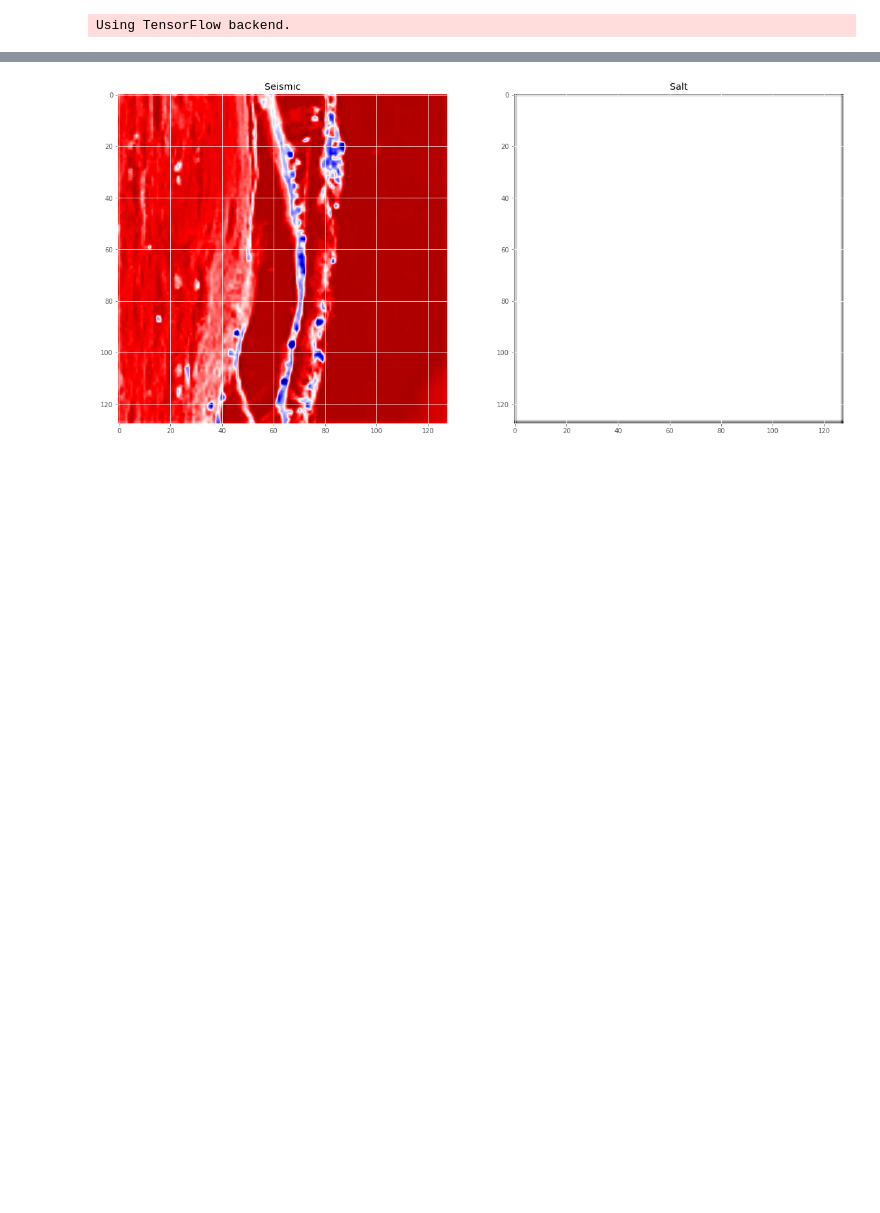
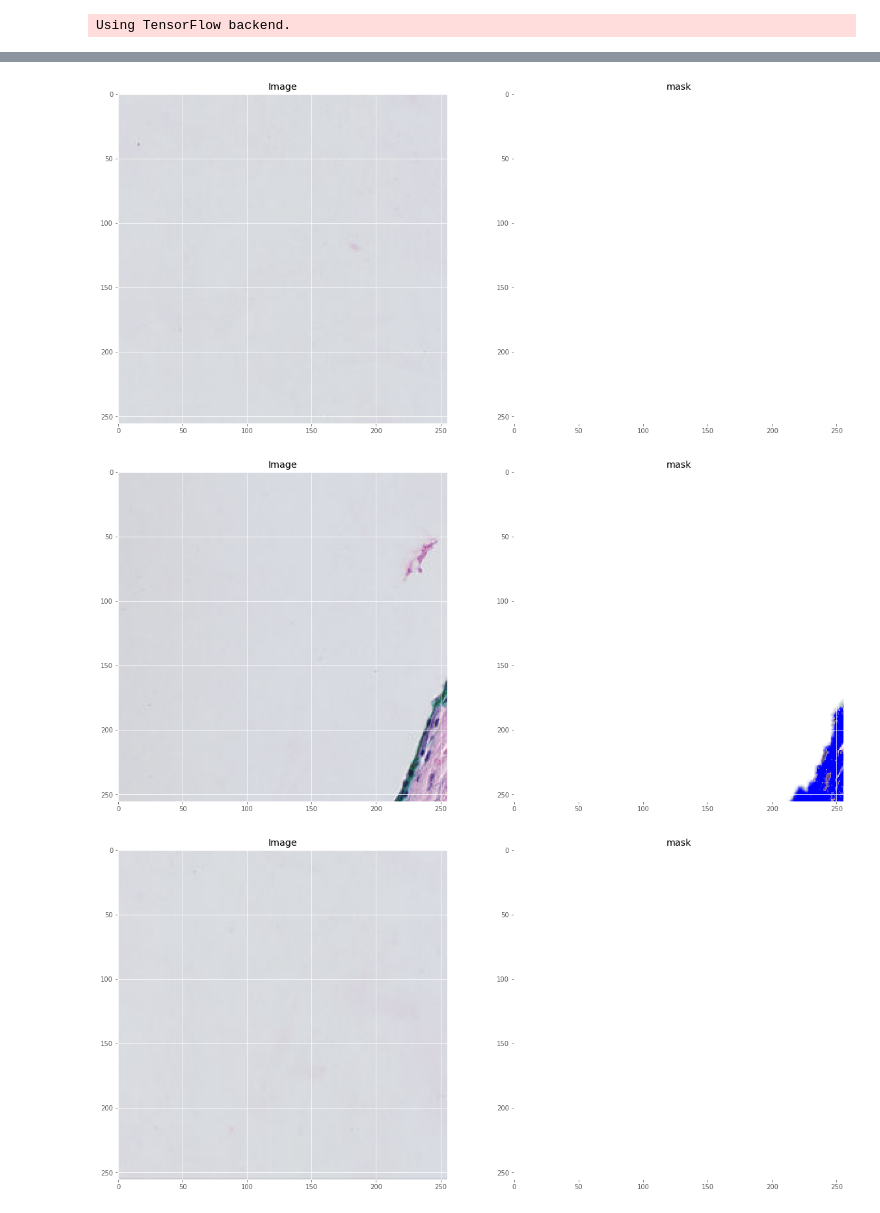
Before and after one commit to 785pavan/DLforWallCharacteristics, a Jupyter notebook: model_basic/newmodel.ipynb, the cells around one changed output, grey strips where cells are left out. Saved outputs shown, nothing was run; the diff lists cells and outputs as text; code cells hidden in the pictures; blank space fills up the shorter version.

```diff
--- a/model_basic/newmodel.ipynb
+++ b/model_basic/newmodel.ipynb
@@ -29,8 +29,8 @@ from keras.preprocessing.image import ImageDataGenerator, array_to_img, img_to_a
 Using TensorFlow backend.
 # %%
 # Set some parameters
-im_width = 128
-im_height = 128
+im_width = 256
+im_height = 256
 border = 5
 path_train = os.path.join( os.getcwd(), 'input',  'train')
 path_test = os.path.join( os.getcwd(), 'input',  'test')
@@ -71,17 +80,19 @@ Done!
 # %%
 X_train, X_valid, y_train, y_valid = train_test_split(X, y, test_size=0.15, random_state=42)
 # %%
-ix = random.randint(0, len(X_train))
-has_mask = y_train[ix].max() > 0
+def plot_img(ix):
+    fig, ax = plt.subplots(1, 2, figsize=(20, 10))
 
-fig, ax = plt.subplots(1, 2, figsize=(20, 10))
+    ax[0].imshow(X_train[ix])
+    ax[0].set_title('Image')
 
-ax[0].imshow(X_train[ix, ..., 0], cmap='seismic', interpolation='bilinear')
-if has_mask:
-    ax[0].contour(y_train[ix].squeeze(), colors='k', levels=[0.5])
-ax[0].set_title('Seismic')
-
-ax[1].imshow(y_train[ix].squeeze(), interpolation='bilinear', cmap='gray')
-ax[1].set_title('Salt');
+    ax[1].imshow(y_train[ix])
+    ax[1].set_title('mask');
-# %% [output]
-[figure, removed]
+# %%
+for i in range(0, 5):
+    ix = random.randint(0, len(X_train))
+    plot_img(ix)
+# %% [output]
+[figure, added]
+[figure, added]
+[figure, added]
```
Also changed, not shown: parts of 11 cells of this notebook.
